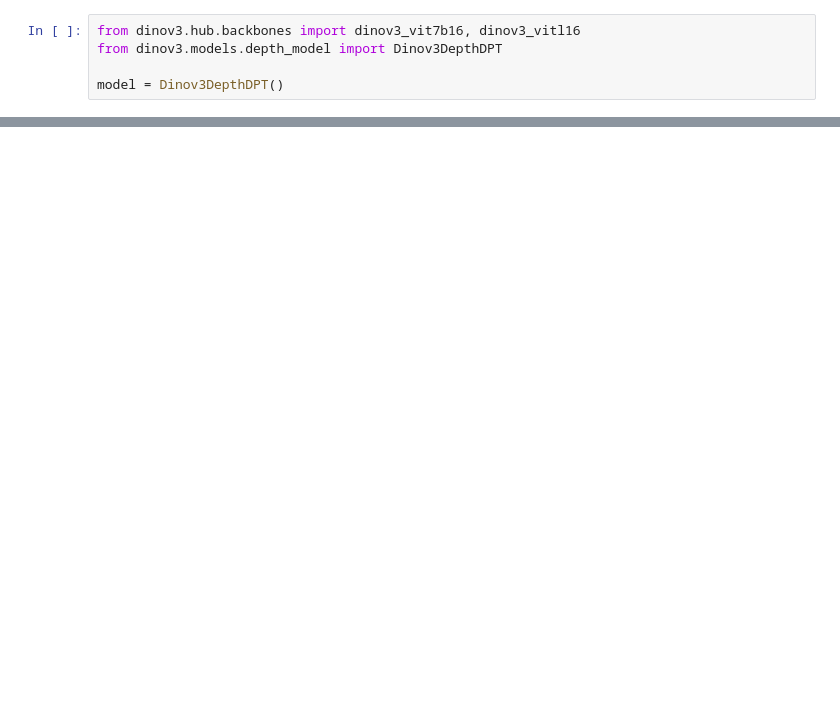
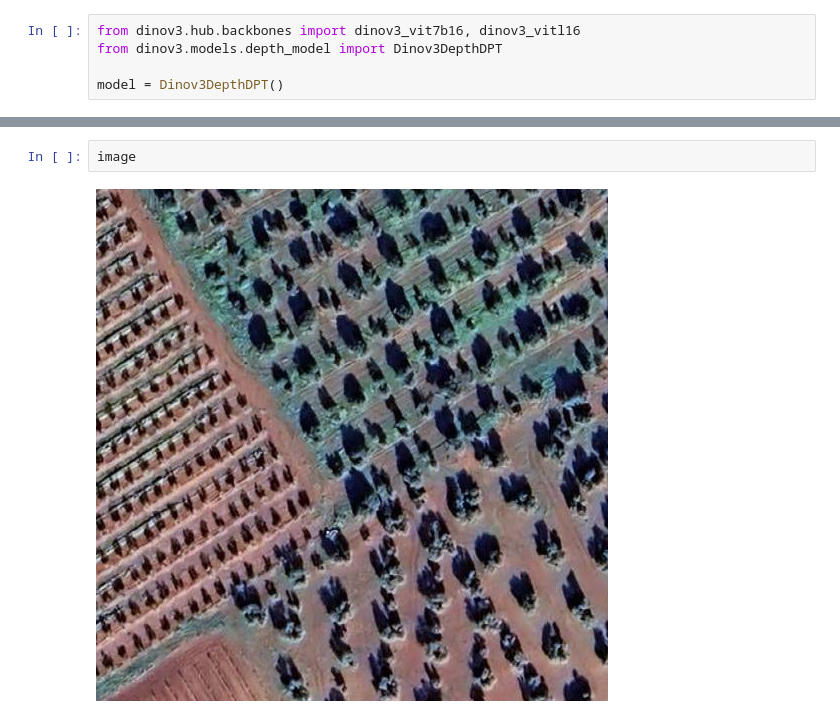
Before and after one commit to wri/dinov3_species, a Jupyter notebook: notebooks/chm_chip.ipynb, the cells around one changed output, grey strips where cells are left out. Saved outputs shown, nothing was run; the diff lists cells and outputs as text; blank space fills up the shorter version.

```diff
--- a/notebooks/chm_chip.ipynb
+++ b/notebooks/chm_chip.ipynb
@@ -74,0 +82,4 @@ sns.heatmap(pred.squeeze().cpu())
+# %%
+image
+# %% [output]
+[figure, added]
```
Also changed, not shown: parts of 6 cells of this notebook.
